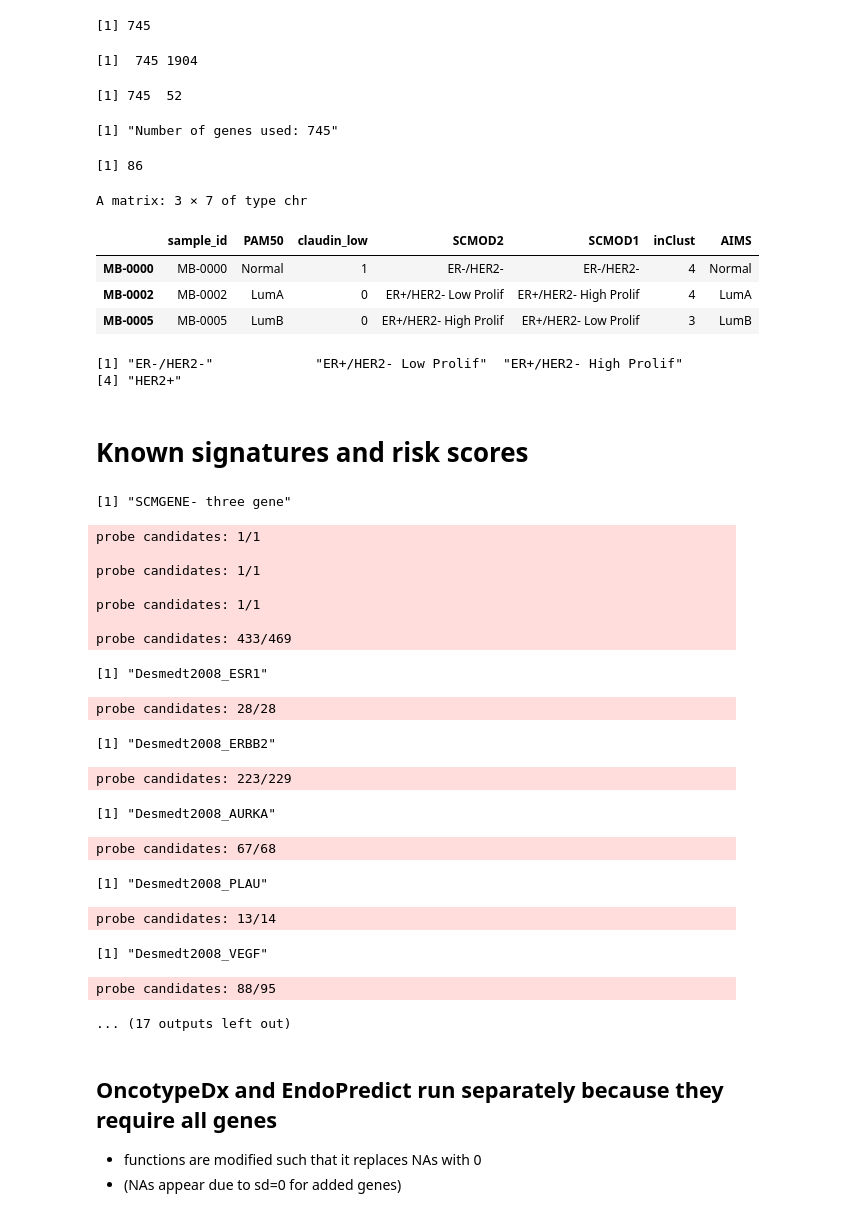
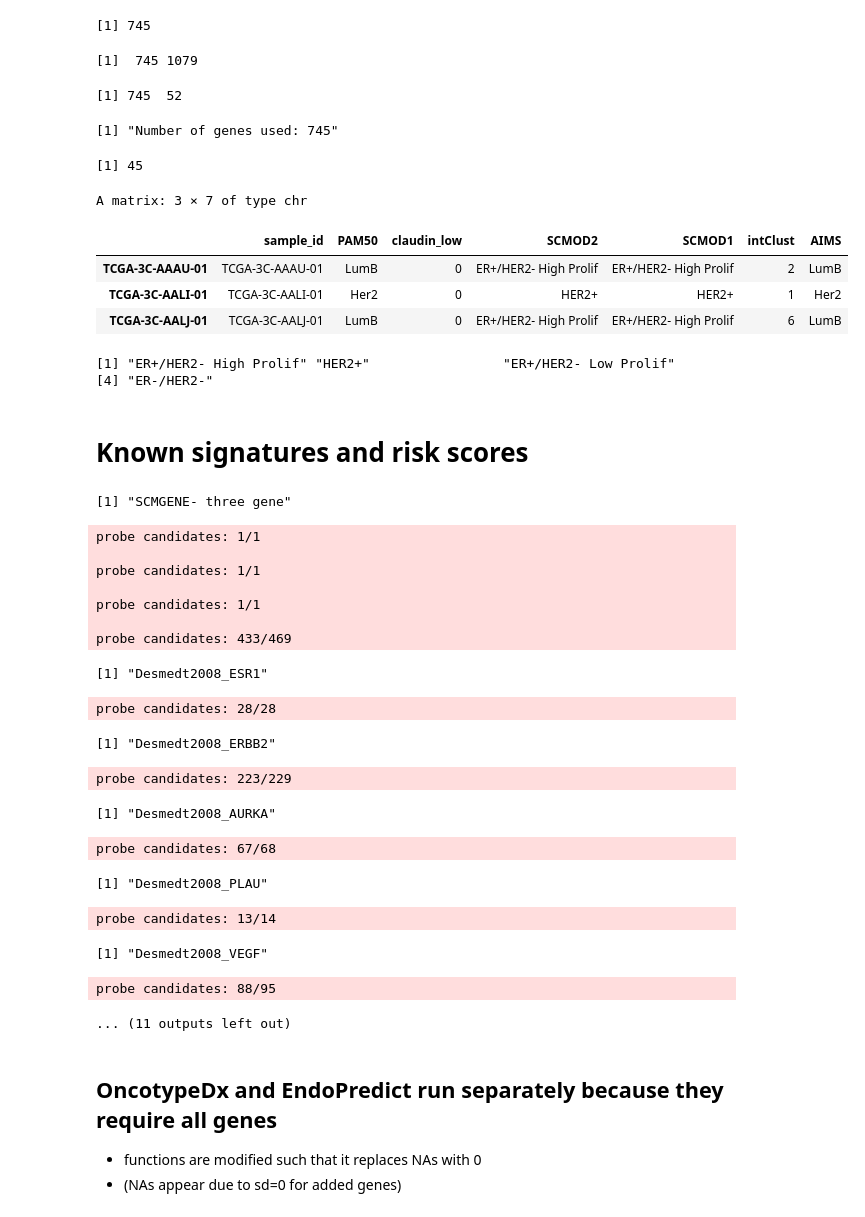
Before and after one commit to ozolotareva/unpast_paper, a Jupyter notebook: data/known_subtypes_and_risk_scores_genefu.ipynb, the cells around one changed output. Drawn from its saved outputs; the diff is of its cells as text; code cells hidden in the pictures.

Commit message:
genes remapped and breast cancer subtypes and risk scores are computed using genefu R package

```diff
--- a/data/known_subtypes_and_risk_scores_genefu.ipynb
+++ b/data/known_subtypes_and_risk_scores_genefu.ipynb
@@ -18,13 +18,13 @@ gene_annot_file <- "gene_id_mapping.tsv"
 ### input
 
 ### log2(x+1) but *not* z-score transformed expressions
-#exprs_file <- "TCGA-BRCA_1079_17Kgenes.Xena_TCGA_PanCan.log2_exprs_v5.tsv"
-exprs_file <-"METABRIC_1904_17Kgenes.log2_exprs_v5.tsv"
+exprs_file <- "TCGA-BRCA_1079_17Kgenes.Xena_TCGA_PanCan.log2_exprs_v5.tsv"
+#exprs_file <-"METABRIC_1904_17Kgenes.log2_exprs_v5.tsv"
 
 
 ### output
-#output_file <- "TCGA-BRCA_1079_17Kgenes.Xena_TCGA_PanCan.signatures_v5.tsv"
-output_file  <- "METABRIC_1904_17Kgenes.signatures_v5.tsv"
+output_file <- "TCGA-BRCA_1079_17Kgenes.Xena_TCGA_PanCan.signatures_v5.tsv"
+#output_file  <- "METABRIC_1904_17Kgenes.signatures_v5.tsv"
 # %%
 exprs <- t(read.delim(paste0(data_folder,exprs_file), row.names = 1))
 rownames(exprs) <- gsub("\\.", "-",rownames(exprs))
@@ -194,7 +191,7 @@ dim(exprs_CLGenes )
 # gene means = 0, sd =1
 exprs_CLGenes_scaled <- t(scale(t(exprs_CLGenes), scale = T, center = T))
 # %% [output]
-[1]  745 1904
+[1]  745 1079
 # %%
 # Train centroids based on available genes
 trainingData <- claudinLowData
@@ -226,29 +223,29 @@ length(pred_cl[pred_cl$ClaudinLow=="Claudin","claudin_low"])
 pred_cl[pred_cl$ClaudinLow=="Claudin","claudin_low"] <- 1
 # %% [output]
 [1] "Number of genes used: 745"
-[1] 86
+[1] 45
 # %%
 sample_id <- pred_cl$sample_id
 claudin_low <- pred_cl[,"claudin_low"]
 pam50_subt <- as.character(pam50_subt)
 subtypes <- cbind("sample_id"=sample_id,"PAM50"=pam50_subt,
                   "claudin_low"=claudin_low,
                   "SCMOD2"=scmod2_subt,"SCMOD1"=scmod1_subt,
-                  "inClust"=intClust_subt,"AIMS"=AIMS_subt)
+                  "intClust"=intClust_subt,"AIMS"=AIMS_subt)
 head(subtypes,3)
 #write.table(subtypes,paste0(data_folder,subtype_file),sep = "\t",quote = FALSE,row.names = F)
 # %% [output]
 A matrix: 3 × 7 of type chr
-|  | sample_id | PAM50 | claudin_low | SCMOD2 | SCMOD1 | inClust | AIMS |
-| MB-0000 | MB-0000 | Normal | 1 | ER-/HER2- | ER-/HER2- | 4 | Normal |
-| MB-0002 | MB-0002 | LumA | 0 | ER+/HER2- Low Prolif | ER+/HER2- High Prolif | 4 | LumA |
-| MB-0005 | MB-0005 | LumB | 0 | ER+/HER2- High Prolif | ER+/HER2- Low Prolif | 3 | LumB |
+|  | sample_id | PAM50 | claudin_low | SCMOD2 | SCMOD1 | intClust | AIMS |
+| TCGA-3C-AAAU-01 | TCGA-3C-AAAU-01 | LumB | 0 | ER+/HER2- High Prolif | ER+/HER2- High Prolif | 2 | LumB |
+| TCGA-3C-AALI-01 | TCGA-3C-AALI-01 | Her2 | 0 | HER2+ | HER2+ | 1 | Her2 |
+| TCGA-3C-AALJ-01 | TCGA-3C-AALJ-01 | LumB | 0 | ER+/HER2- High Prolif | ER+/HER2- High Prolif | 6 | LumB |
 # %%
 unique(subtypes[,"SCMOD2"])
 #rownames(subtypes)[subtypes[,"scmod2_subt"]=="HER2+"]
 # %% [output]
-[1] "ER-/HER2-"             "ER+/HER2- Low Prolif"  "ER+/HER2- High Prolif"
-[4] "HER2+"
+[1] "ER+/HER2- High Prolif" "HER2+"                 "ER+/HER2- Low Prolif"
+[4] "ER-/HER2-"
 # %% [markdown]
 # Known signatures and risk scores
 # %%
@@ -300,10 +297,10 @@ signatures <- cbind(signatures, "TAMR13"=tamr13(data=exprs, annot=gene_anno, do.
 # mammaPrint
 print("Mammaprint - GENE70")
 gene70_results <- gene70(data=exprs, annot=gene_anno, std="none",do.mapping=TRUE, verbose = TRUE)
-signatures <- cbind(signatures, "GENE70"=gene70_results$score,"GENE70_risk"=gene70_results$risk, verbose = TRUE)
+signatures <- cbind(signatures, "GENE70"=gene70_results$score,"GENE70_risk"=gene70_results$risk)
 
 print("PIK3CA")
-signatures <- cbind(signatures, "PIK3CA"=pik3cags(data=exprs, annot=gene_anno, do.mapping=TRUE, verbose = TRUE))
+signatures <- cbind(signatures, "PIK3CA"=pik3cags(data=exprs, annot=gene_anno, do.mapping=TRUE))
 print("RorS")
 rors_results <- rorS(data=exprs, annot=gene_anno, do.mapping=TRUE, verbose = TRUE)
 signatures <- cbind(signatures, "rorS"=rors_results$score,"rorS_risk"=rors_results$risk)
@@ -328,7 +325,7 @@ probe candidates: 67/68
 probe candidates: 13/14
 [1] "Desmedt2008_VEGF"
 probe candidates: 88/95
-... (17 outputs left out)
+... (11 outputs left out)
 # %%
 #write.table(cbind(subtypes,signatures),paste0(data_folder,output_file),sep = "\t",quote = FALSE,row.names = F)
 # %% [markdown]
```
Also changed, not shown: parts of 10 cells of this notebook.
